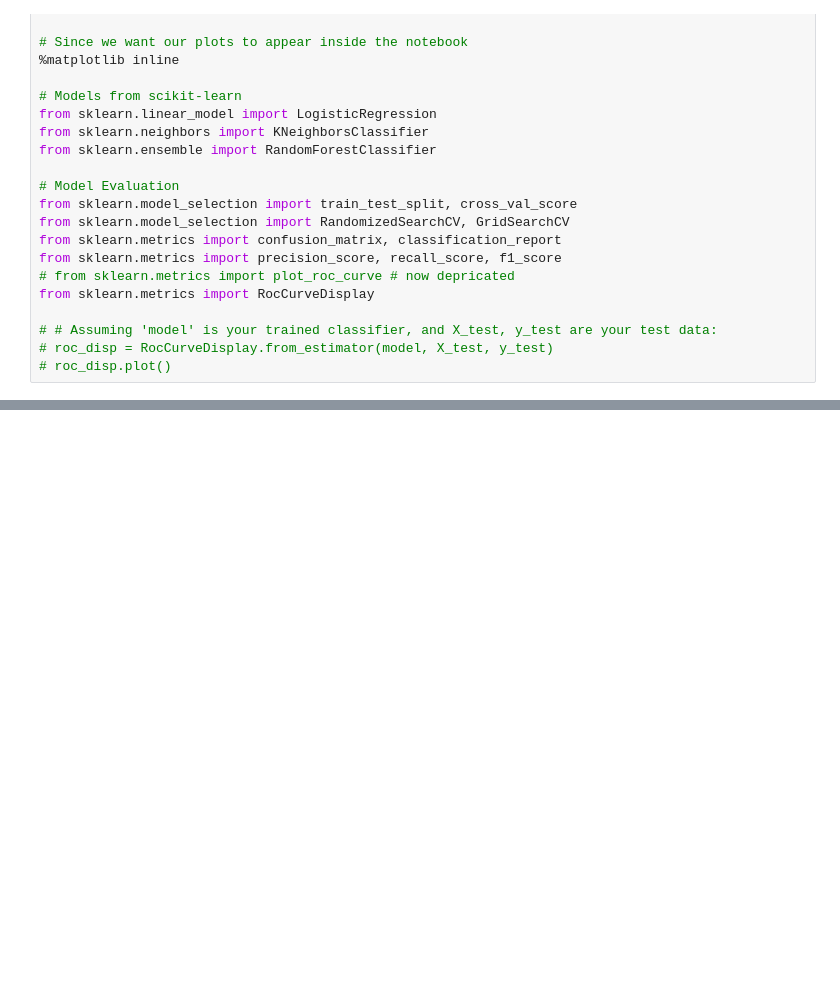
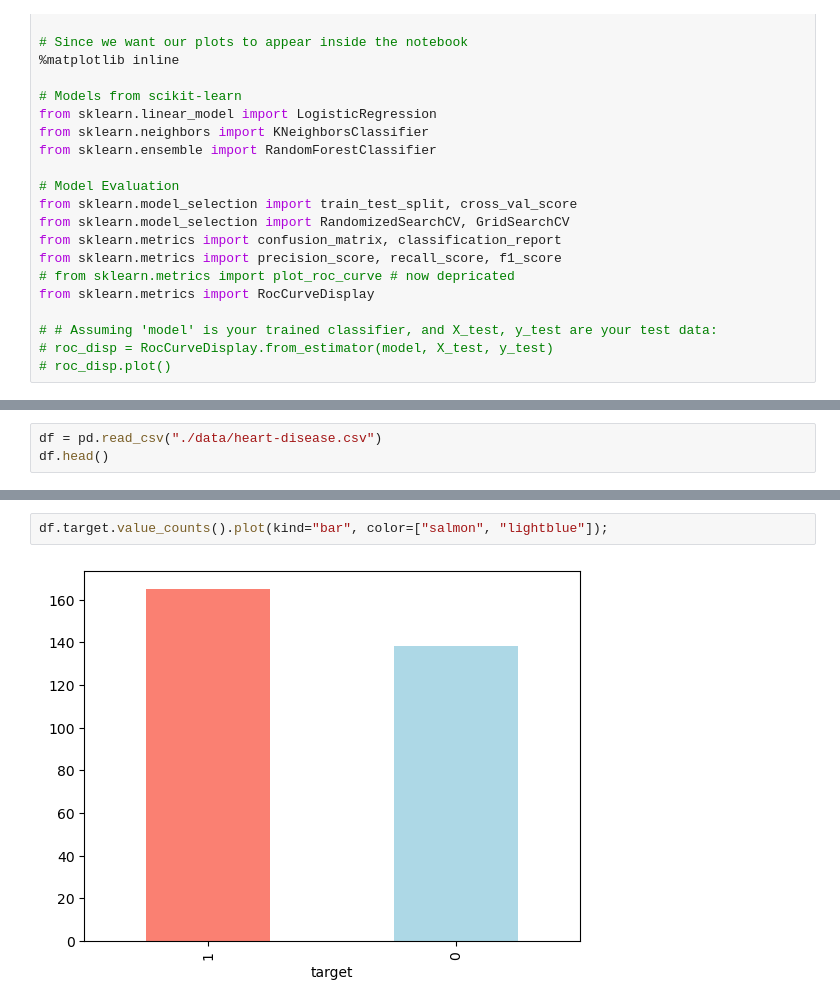
Before and after one commit to saurabhranjan007/MilesP01, a Jupyter notebook: Milestone P01.ipynb, the cells around one changed output, grey strips where cells are left out. Drawn from its saved outputs; the diff is of its cells as text; blank space fills up the shorter version.

```diff
--- a/Milestone P01.ipynb
+++ b/Milestone P01.ipynb
@@ -41,0 +97,3 @@ from sklearn.metrics import RocCurveDisplay
+# %%
+df = pd.read_csv("./data/heart-disease.csv")
+df.head()
@@ -41,0 +146,4 @@ from sklearn.metrics import RocCurveDisplay
+# %%
+df.target.value_counts().plot(kind="bar", color=["salmon", "lightblue"]);
+# %% [output]
+[figure, added]
```
Also changed, not shown: parts of 72 cells of this notebook.
